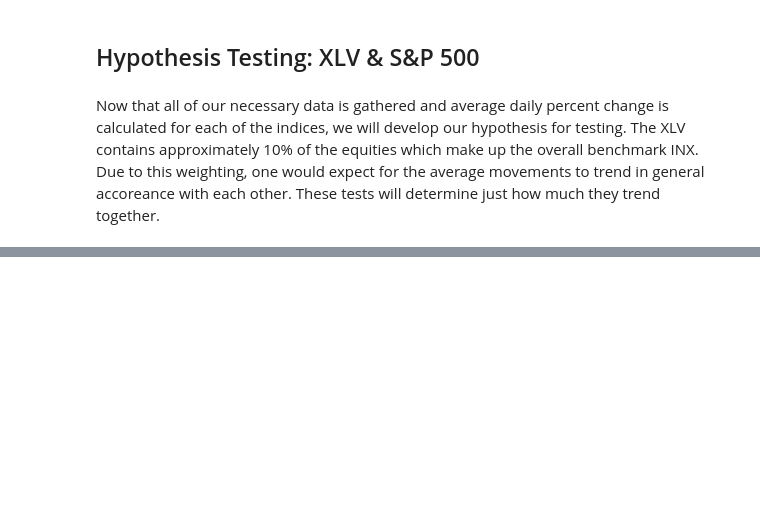
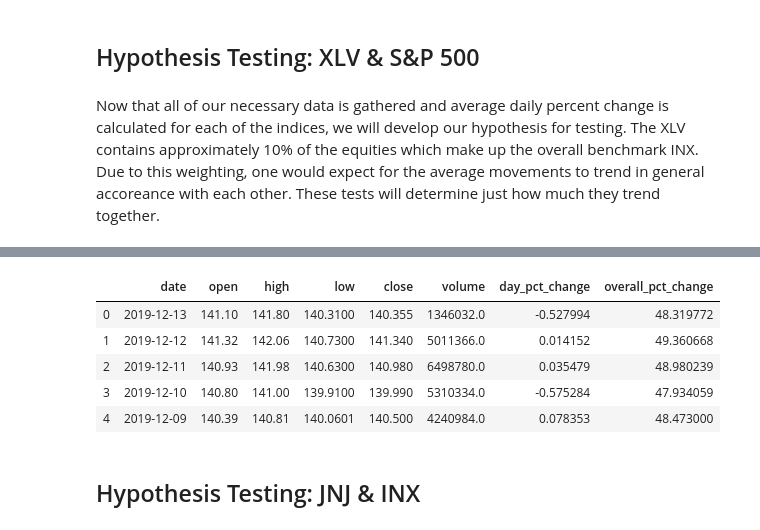
Before and after one commit to andrewcole33/etf_hypothesis_testing, a Jupyter notebook: Mod_3_Project_Non_Technical.ipynb, the cells around one changed output, grey strips where cells are left out. Cells and saved outputs as stored; diff of their text form; code cells hidden in the pictures; blank space fills up the shorter version.

```diff
--- a/Mod_3_Project_Non_Technical.ipynb
+++ b/Mod_3_Project_Non_Technical.ipynb
@@ -97,0 +117,14 @@ The first statistic which we will obtain is a Z-stat. This Z-stat will tell us w
+# %%
+# Loading and gathering data for JNJ into operable dataframe as done before for XLV/INX
+jj_symbol = 'JNJ'
+jj_df = asset_cleaner.clean_asset_data(jj_symbol)
+jj_df.head()
+# %% [output]
+|  | date | open | high | low | close | volume | day_pct_change | overall_pct_change |
+| 0 | 2019-12-13 | 141.10 | 141.80 | 140.3100 | 140.355 | 1346032.0 | -0.527994 | 48.319772 |
+| 1 | 2019-12-12 | 141.32 | 142.06 | 140.7300 | 141.340 | 5011366.0 | 0.014152 | 49.360668 |
+| 2 | 2019-12-11 | 140.93 | 141.98 | 140.6300 | 140.980 | 6498780.0 | 0.035479 | 48.980239 |
+| 3 | 2019-12-10 | 140.80 | 141.00 | 139.9100 | 139.990 | 5310334.0 | -0.575284 | 47.934059 |
+| 4 | 2019-12-09 | 140.39 | 140.81 | 140.0601 | 140.500 | 4240984.0 | 0.078353 | 48.473000 |
+# %% [markdown]
+## Hypothesis Testing: JNJ & INX
```
Also changed, not shown: parts of 18 cells of this notebook, 1 other file.
